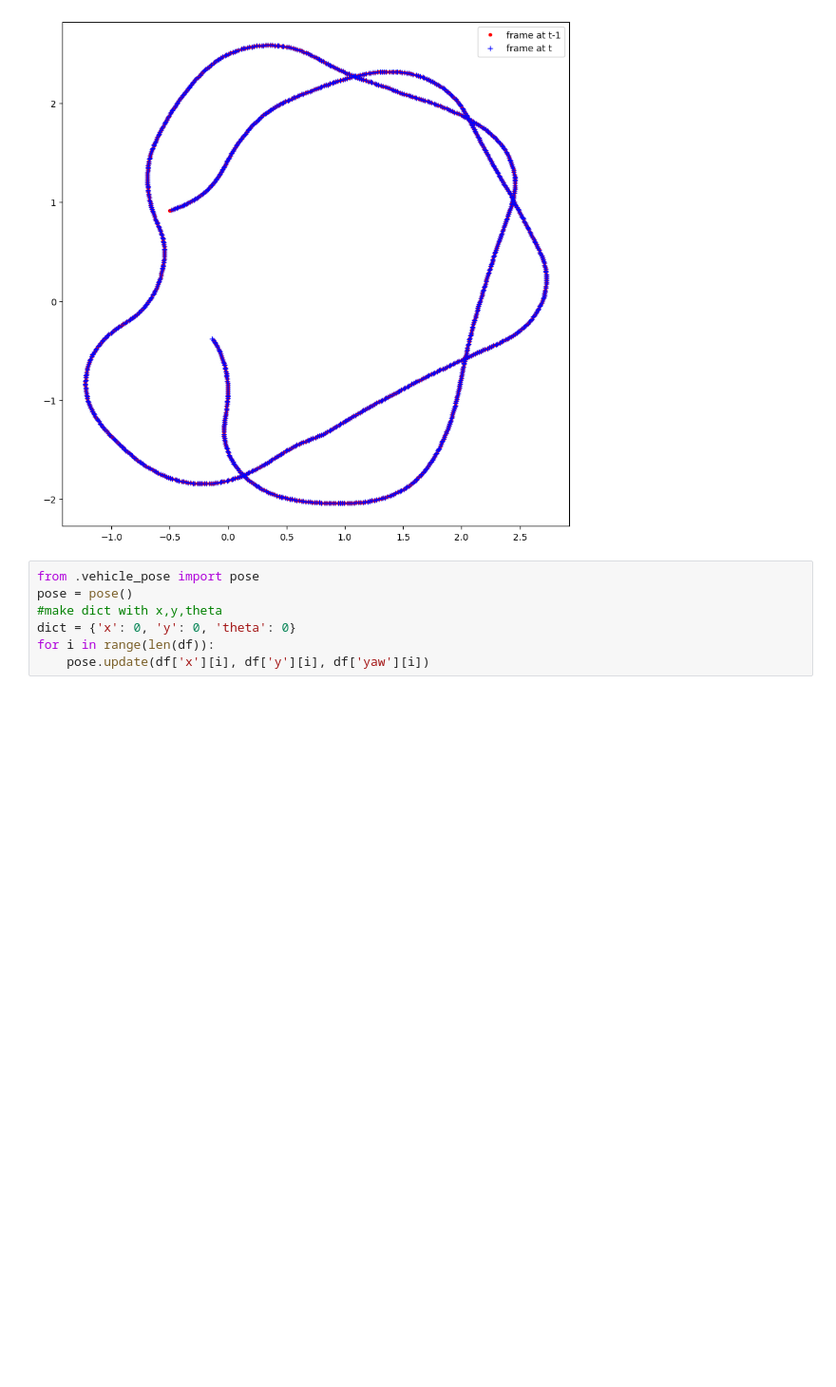
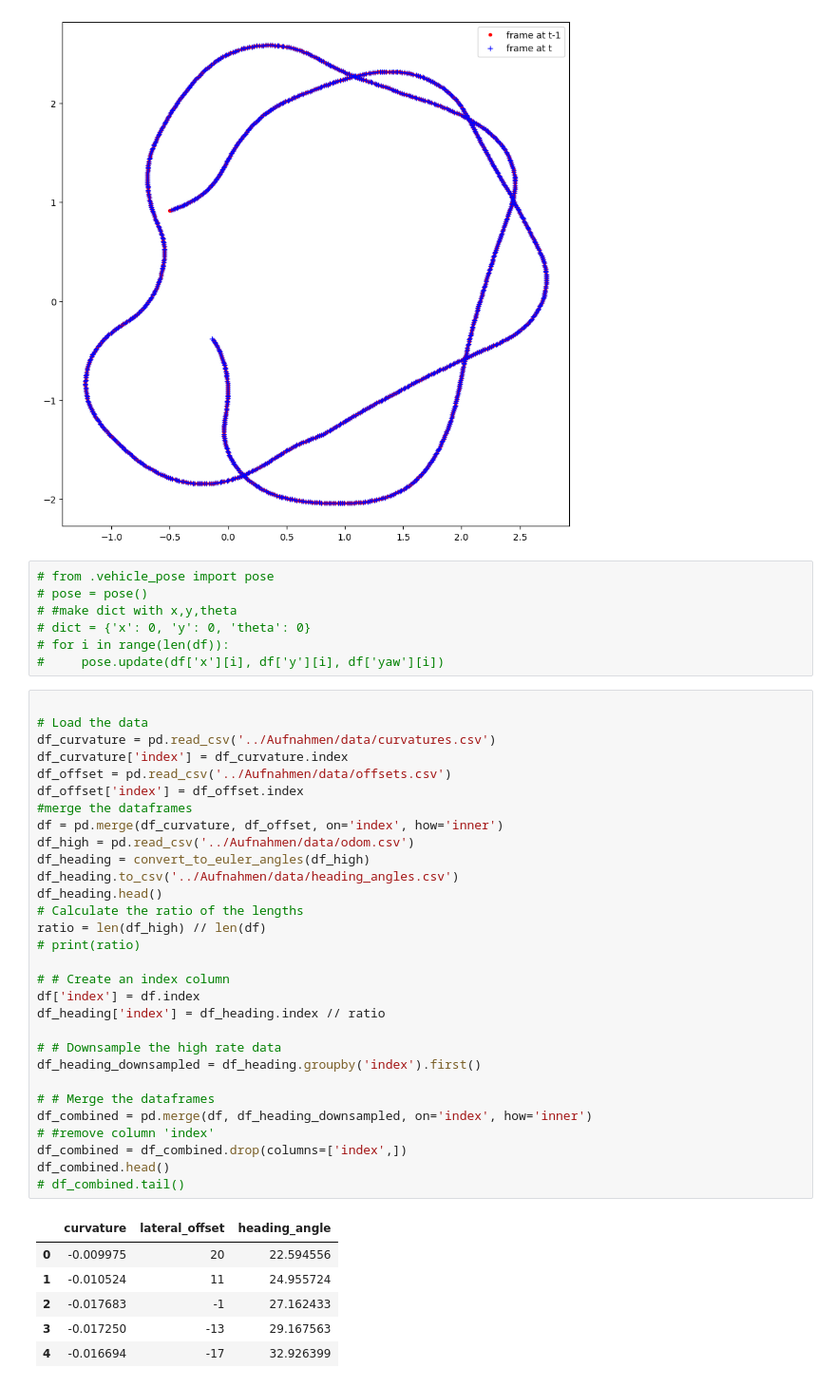
Before and after one commit to uebelTim/curve_SLAM, a Jupyter notebook: explore_pose.ipynb, the cells around one changed output. Shown at 95% size. Saved outputs shown, nothing was run; the diff lists cells and outputs as text; blank space fills up the shorter version.

```diff
--- a/explore_pose.ipynb
+++ b/explore_pose.ipynb
@@ -61,9 +64,46 @@ plt.show()
 # %% [output]
 [figure]
 # %%
-from .vehicle_pose import pose
-pose = pose()
-#make dict with x,y,theta
-dict = {'x': 0, 'y': 0, 'theta': 0}
-for i in range(len(df)):
-    pose.update(df['x'][i], df['y'][i], df['yaw'][i])
+# from .vehicle_pose import pose
+# pose = pose()
+# #make dict with x,y,theta
+# dict = {'x': 0, 'y': 0, 'theta': 0}
+# for i in range(len(df)):
+#     pose.update(df['x'][i], df['y'][i], df['yaw'][i])
+# %%
+
+# Load the data
+df_curvature = pd.read_csv('../Aufnahmen/data/curvatures.csv')
+df_curvature['index'] = df_curvature.index
+df_offset = pd.read_csv('../Aufnahmen/data/offsets.csv')
+df_offset['index'] = df_offset.index
+#merge the dataframes
+df = pd.merge(df_curvature, df_offset, on='index', how='inner')
+df_high = pd.read_csv('../Aufnahmen/data/odom.csv')
+df_heading = convert_to_euler_angles(df_high)
+df_heading.to_csv('../Aufnahmen/data/heading_angles.csv')
+df_heading.head()
+# Calculate the ratio of the lengths
+ratio = len(df_high) // len(df)
+# print(ratio)
+
+# # Create an index column
+df['index'] = df.index
+df_heading['index'] = df_heading.index // ratio
+
+# # Downsample the high rate data
+df_heading_downsampled = df_heading.groupby('index').first()
+
+# # Merge the dataframes
+df_combined = pd.merge(df, df_heading_downsampled, on='index', how='inner')
+# #remove column 'index'
+df_combined = df_combined.drop(columns=['index',])
+df_combined.head()
+# df_combined.tail()
+# %% [output]
+|  | curvature | lateral_offset | heading_angle |
+| 0 | -0.009975 | 20 | 22.594556 |
+| 1 | -0.010524 | 11 | 24.955724 |
+| 2 | -0.017683 | -1 | 27.162433 |
+| 3 | -0.017250 | -13 | 29.167563 |
+| 4 | -0.016694 | -17 | 32.926399 |
```
Also changed, not shown: parts of 6 cells of this notebook, 5 other files.
